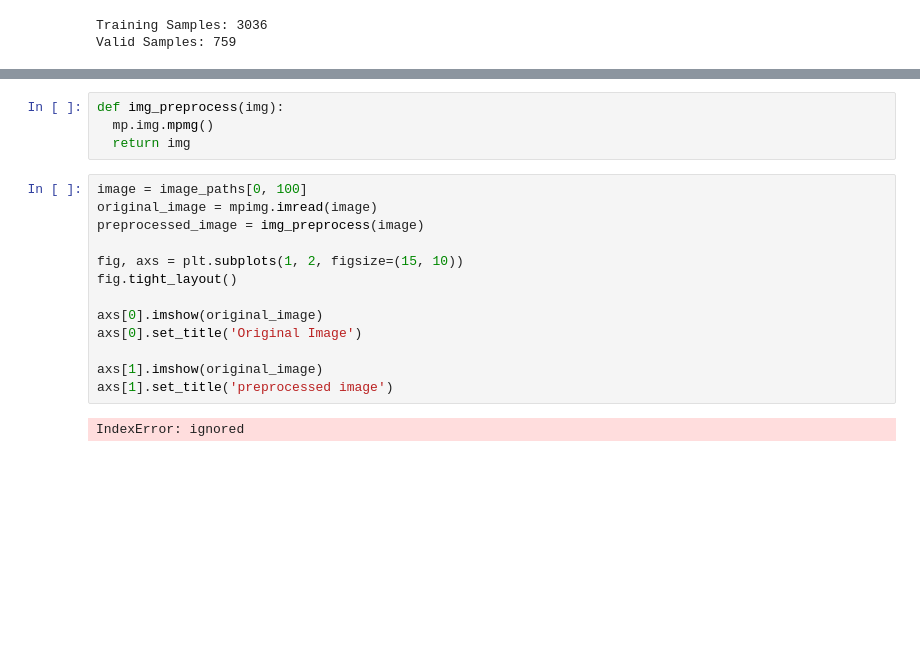
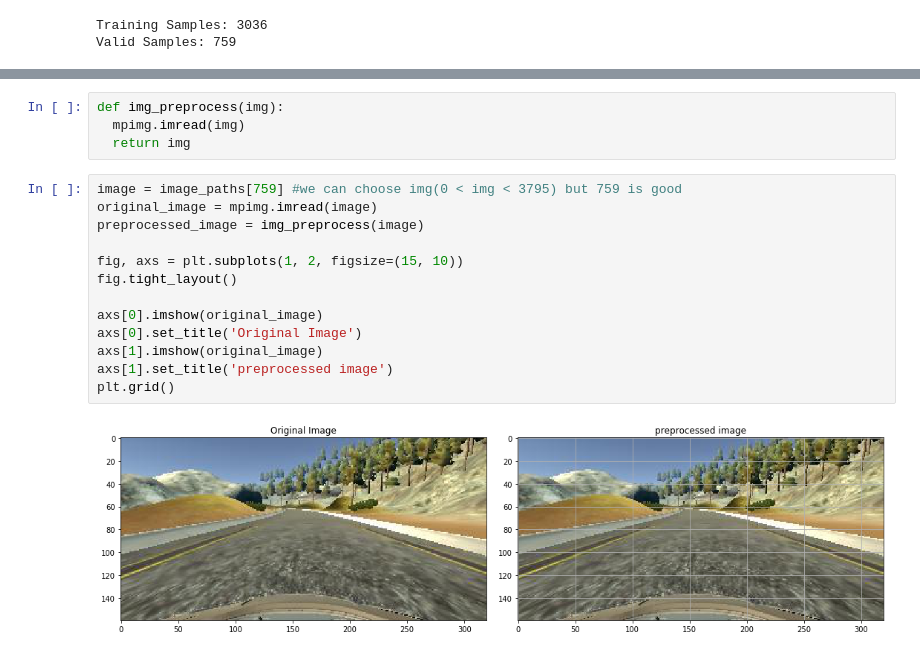
Before and after one commit to kamhar-ngado/Track, a Jupyter notebook: Program_auto_pilot.ipynb, the cells around one changed output, grey strips where cells are left out. Drawn from its saved outputs; the diff is of its cells as text; blank space fills up the shorter version.

Commit message:
preprocessing image

```diff
--- a/Program_auto_pilot.ipynb
+++ b/Program_auto_pilot.ipynb
@@ -133,19 +131,19 @@ Text(0.5, 1.0, 'Validation set')
 # %%
 def img_preprocess(img):
-  mp.img.mpmg()
+  mpimg.imread(img)
   return img
 # %%
-image = image_paths[0, 100]
+image = image_paths[759] #we can choose img(0 < img < 3795) but 759 is good
 original_image = mpimg.imread(image)
 preprocessed_image = img_preprocess(image)
 
 fig, axs = plt.subplots(1, 2, figsize=(15, 10))
 fig.tight_layout()
 
 axs[0].imshow(original_image)
 axs[0].set_title('Original Image')
-
 axs[1].imshow(original_image)
 axs[1].set_title('preprocessed image')
+plt.grid()
 # %% [output]
-IndexError: ignored
+[figure, added]
```
Also changed, not shown: parts of 4 cells of this notebook.
